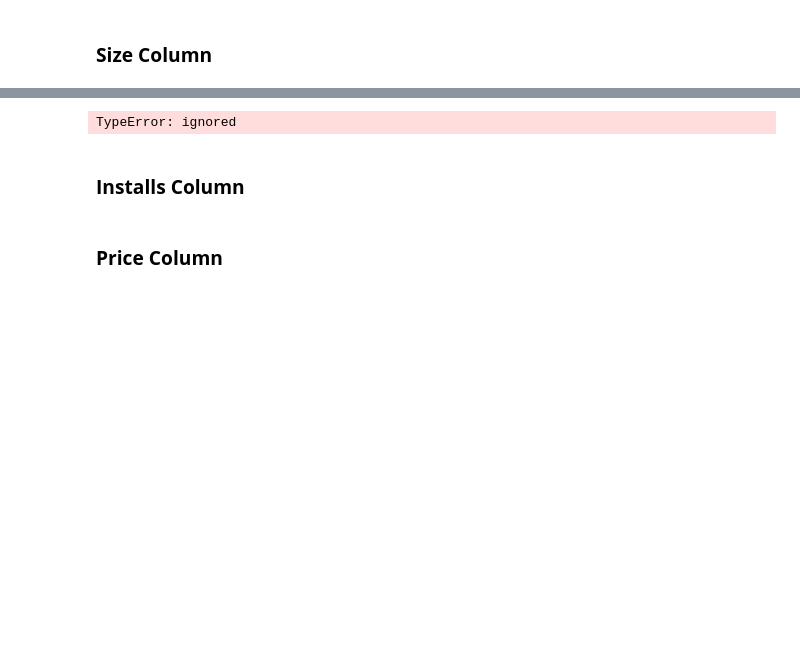
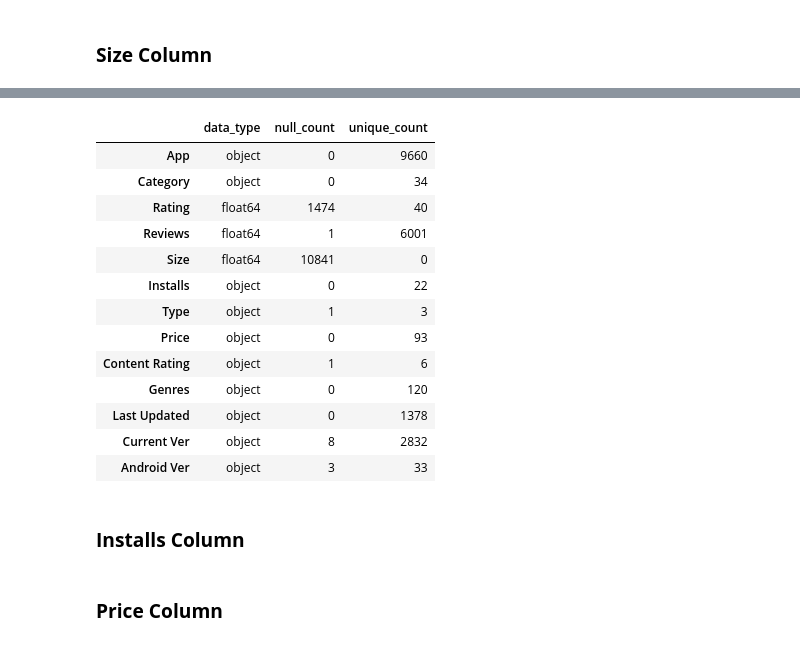
Before and after one commit to Jahnavi-Jaolekar/Play-Store-Review-Analysis, a Jupyter notebook: Play_Store_App_Review_Analysis_Capstone_Project.ipynb, the cells around one changed output, grey strips where cells are left out. Saved outputs shown, nothing was run; the diff lists cells and outputs as text; code cells hidden in the pictures; blank space fills up the shorter version.

```diff
--- a/Play_Store_App_Review_Analysis_Capstone_Project.ipynb
+++ b/Play_Store_App_Review_Analysis_Capstone_Project.ipynb
@@ -229,9 +278,22 @@ play_store['Size'] = play_store.Size.replace('Varies with device', np.NaN)
 # %%
 # Convert Size Column from object to integer
-play_store['Size'] = pd.to_numeric(play_store['Size'])
+play_store['Size'] = pd.to_numeric(play_store['Size'],errors='coerce')
 give_info()
 # %% [output]
-TypeError: ignored
+|  | data_type | null_count | unique_count |
+| App | object | 0 | 9660 |
+| Category | object | 0 | 34 |
+| Rating | float64 | 1474 | 40 |
+| Reviews | float64 | 1 | 6001 |
+| Size | float64 | 10841 | 0 |
+| Installs | object | 0 | 22 |
+| Type | object | 1 | 3 |
+| Price | object | 0 | 93 |
+| Content Rating | object | 1 | 6 |
+| Genres | object | 0 | 120 |
+| Last Updated | object | 0 | 1378 |
+| Current Ver | object | 8 | 2832 |
+| Android Ver | object | 3 | 33 |
 # %% [markdown]
 ### **Installs Column**
 # %%
```
Also changed, not shown: parts of 24 cells of this notebook.
